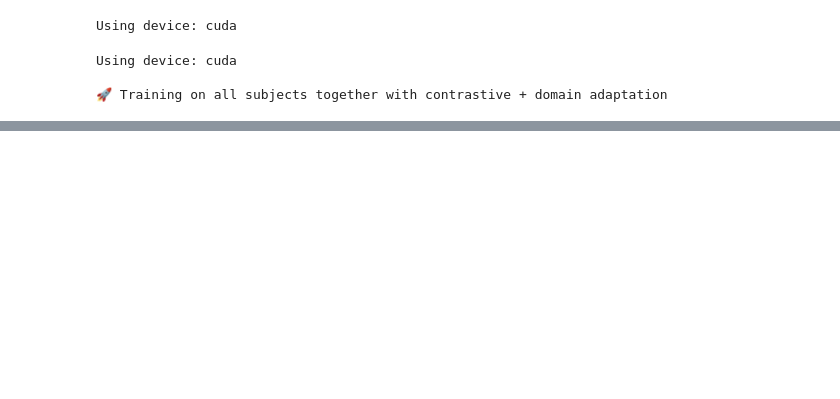
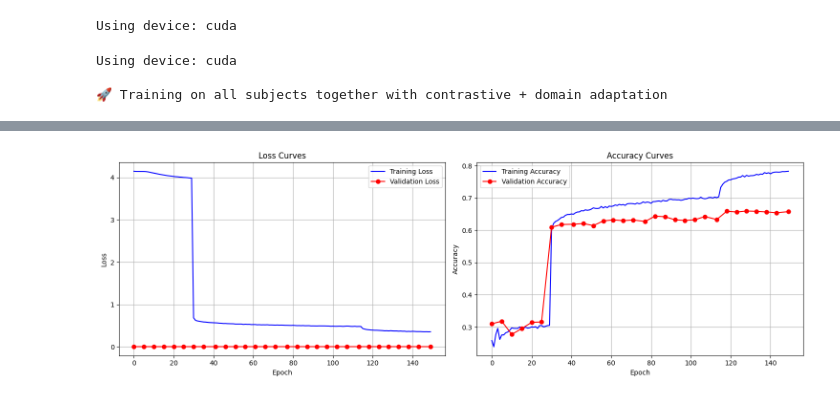
Before and after one commit to hamzaowaisog/EEg-based-Emotion-Recognition, a Jupyter notebook: FYP_2/Hamza/Deap_Pakka_Final.ipynb, the cells around one changed output, grey strips where cells are left out. Cells and saved outputs as stored; diff of their text form; code cells hidden in the pictures; blank space fills up the shorter version.

```diff
--- a/FYP_2/Hamza/Deap_Pakka_Final.ipynb
+++ b/FYP_2/Hamza/Deap_Pakka_Final.ipynb
@@ -404,6 +404,11 @@ print(f"Using device: {device}")
 # ------------------ Training Function ------------------
 def train_all_subjects(feature_path, label_path, num_epochs=100, batch_size=64, warmup_epochs=30):
     print("\n🚀 Training on all subjects together with contrastive + domain adaptation")
+
+    train_losses = []
+    train_accs = []
+    val_losses = []
+    val_accs = []
 
     dataset = DEAPDataset(feature_path, label_path, normalize=True, train=True)
     indices = list(range(len(dataset)))
@@ -437,10 +442,20 @@ def train_all_subjects(feature_path, label_path, num_epochs=100, batch_size=64,
 
     optimizer = torch.optim.AdamW(
         list(cfe.parameters()) + list(sfe.parameters()) + list(ssc.parameters()),
-        lr=1e-3, weight_decay=1e-4
+        lr=2e-3, weight_decay=1e-3
     )
 
-    scheduler = ReduceLROnPlateau(optimizer, mode='max', factor=0.5, patience=10, verbose=True )
+    def augment_eeg(x, p=0.5):
+        # Move random generators to the same device as input
+        if torch.rand(1, device=x.device) < p:
+            noise = torch.randn_like(x) * 0.01  # This will be on the same device as x
+            x = x + noise
+        if torch.rand(1, device=x.device) < p:
+            scale = (torch.randn(1, device=x.device) * 0.1 + 1.0)
+            x = x * scale
+        return x
+
+    scheduler = ReduceLROnPlateau(optimizer, mode='max', factor=0.5, patience=5, verbose=True , min_lr=1e-6 )
 
     best_acc = 0
     for epoch in range(num_epochs):
@@ -453,6 +468,9 @@ def train_all_subjects(feature_path, label_path, num_epochs=100, batch_size=64,
 
         for xb, yb in train_loader:
             xb, yb = xb.to(device), yb.to(device)
+
+            xb = augment_eeg(xb)
+
             optimizer.zero_grad()
 
             z_common = cfe(xb)
@@ -465,23 +483,33 @@ def train_all_subjects(feature_path, label_path, num_epochs=100, batch_size=64,
                 with torch.no_grad():
                     pseudo_logits = ssc(sfe(cfe(xb)))
                     pseudo_labels = pseudo_logits.argmax(dim=1)
+
+                alpha = min(epoch / num_epochs *2 , 1.0)
+
                 loss = loss_cls(logits, yb) + \
-                       0.5 * loss_con2(z_subject, pseudo_labels) + \
-                       0.1 * loss_mmd(z_common, z_common)
+                       alpha * (0.5 * loss_con2(z_subject, pseudo_labels) + \
+                       0.3 * loss_mmd(z_common, z_common))
 
             loss.backward()
+            torch.nn.utils.clip_grad_norm_(list(cfe.parameters()) + list(sfe.parameters()) + list(ssc.parameters()), max_norm=1.0)
             optimizer.step()
 
             epoch_loss += loss.item()
             correct += (logits.argmax(1) == yb).sum().item()
             total += yb.size(0)
 
+        train_loss = epoch_loss/len(train_loader)
         train_acc = correct / total
+
+        train_losses.append(train_loss)
+        train_accs.append(train_acc)
+
         print(f"Epoch [{epoch+1}/{num_epochs}] - Loss: {epoch_loss/len(train_loader):.4f} - Train Acc: {train_acc:.4f}")
 
         # Validation
         if (epoch + 1) % 5 == 0 or epoch == num_epochs - 1:
             cfe.eval(); sfe.eval(); ssc.eval()
+            val_loss = 0
             all_preds, all_labels = [], []
             with torch.no_grad():
                 for xb, yb in test_loader:
@@ -490,7 +518,13 @@ def train_all_subjects(feature_path, label_path, num_epochs=100, batch_size=64,
                     logits = ssc(z)
                     all_preds.extend(logits.argmax(1).cpu().numpy())
                     all_labels.extend(yb.numpy())
+
+            val_loss = val_loss/len(test_loader)
             val_acc = accuracy_score(all_labels, all_preds)
+
+            val_losses.append(val_loss)
+            val_accs.append(val_acc)
+
             print(f"📊 Val Acc: {val_acc:.4f}")
             scheduler.step(val_acc)
             if val_acc > best_acc:
@@ -516,8 +550,44 @@ def train_all_subjects(feature_path, label_path, num_epochs=100, batch_size=64,
     plt.savefig('plots/confmat_all_subjects.png')
     plt.close()
 
-    return best_acc, all_labels, all_preds
+    plot_training_curves(train_losses, train_accs, val_losses, val_accs, save_path="plots/final_training_curves.png")
 
+    return best_acc, all_labels, all_preds , train_losses , train_accs , val_losses , val_accs
+
+def plot_training_curves(train_losses, train_accs, val_losses, val_accs, save_path=None):
+    """Plot training and validation curves"""
+    fig, (ax1, ax2) = plt.subplots(1, 2, figsize=(15, 5))
+
+    # Plot losses
+    ax1.plot(train_losses, label='Training Loss', color='blue')
+    if val_losses:
+        # Plot validation points where we have them
+        val_indices = np.linspace(0, len(train_losses)-1, len(val_losses)).astype(int)
+        ax1.plot(val_indices, val_losses, label='Validation Loss', color='red', marker='o')
+    ax1.set_title('Loss Curves')
+    ax1.set_xlabel('Epoch')
+    ax1.set_ylabel('Loss')
+    ax1.legend()
+    ax1.grid(True)
+
+    # Plot accuracies
+    ax2.plot(train_accs, label='Training Accuracy', color='blue')
+    if val_accs:
+        # Plot validation points where we have them
+        val_indices = np.linspace(0, len(train_accs)-1, len(val_accs)).astype(int)
+        ax2.plot(val_indices, val_accs, label='Validation Accuracy', color='red', marker='o')
+    ax2.set_title('Accuracy Curves')
+    ax2.set_xlabel('Epoch')
+    ax2.set_ylabel('Accuracy')
+    ax2.legend()
+    ax2.grid(True)
+
+    plt.tight_layout()
+
+    if save_path:
+        plt.savefig(save_path)
+    plt.show()
+    plt.close()
 # ------------------ Main ------------------
 if __name__ == "__main__":
     feature_path = "E:\FYP\Finalise Fyp\EEg-based-Emotion-Recognition\de_features.npy"
@@ -547,3 +617,4 @@ Best Val Accuracy: 0.6571
+[figure, added]
 # %%
 def load_trained_model(checkpoint_path="E:\FYP\Finalise Fyp\EEg-based-Emotion-Recognition\FYP_2\Hamza\checkpoints/best_model.pt"):
     cfe = CommonFeatureExtractor().to(device)
```
Also changed, not shown: parts of 5 cells of this notebook, 7 other files.
